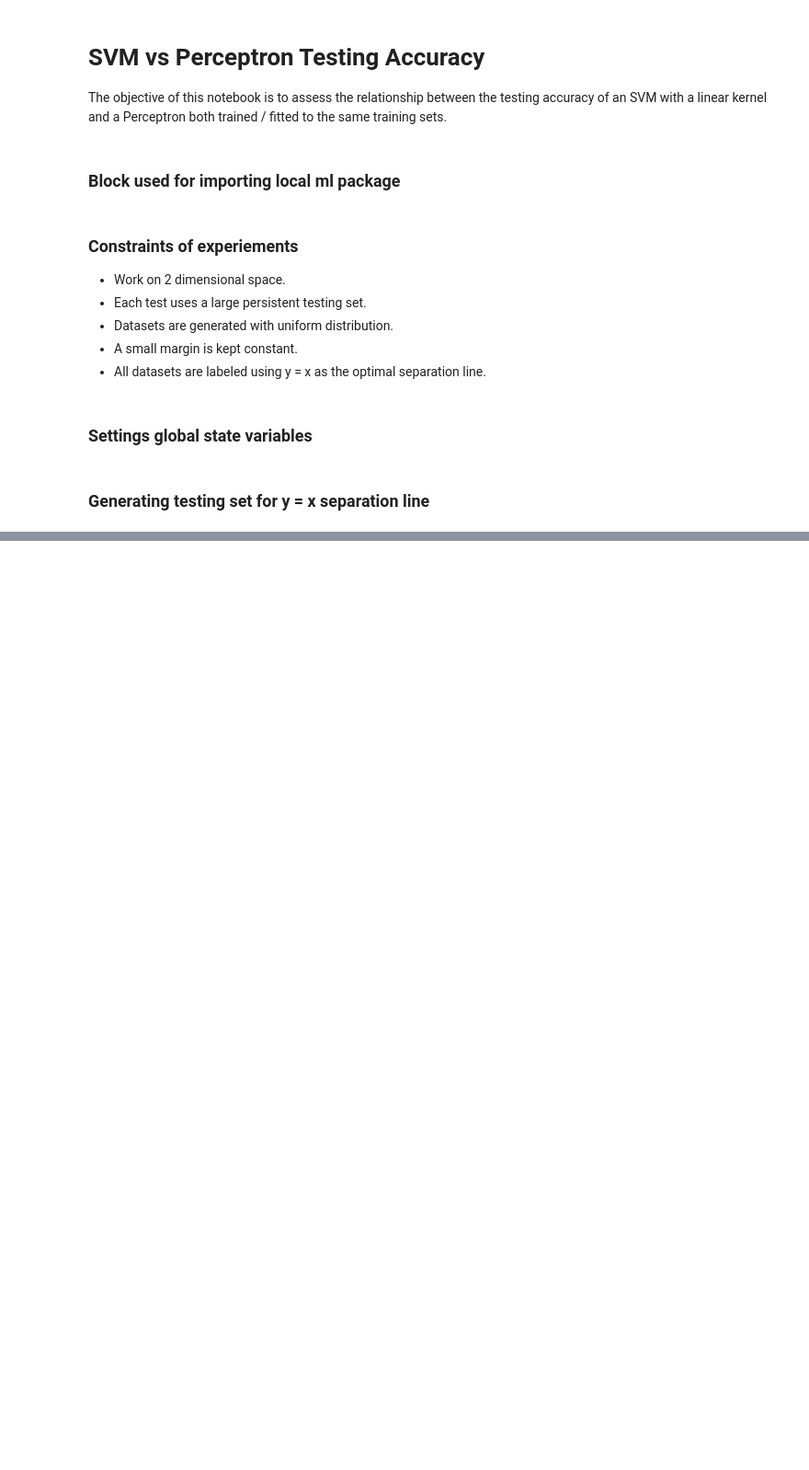
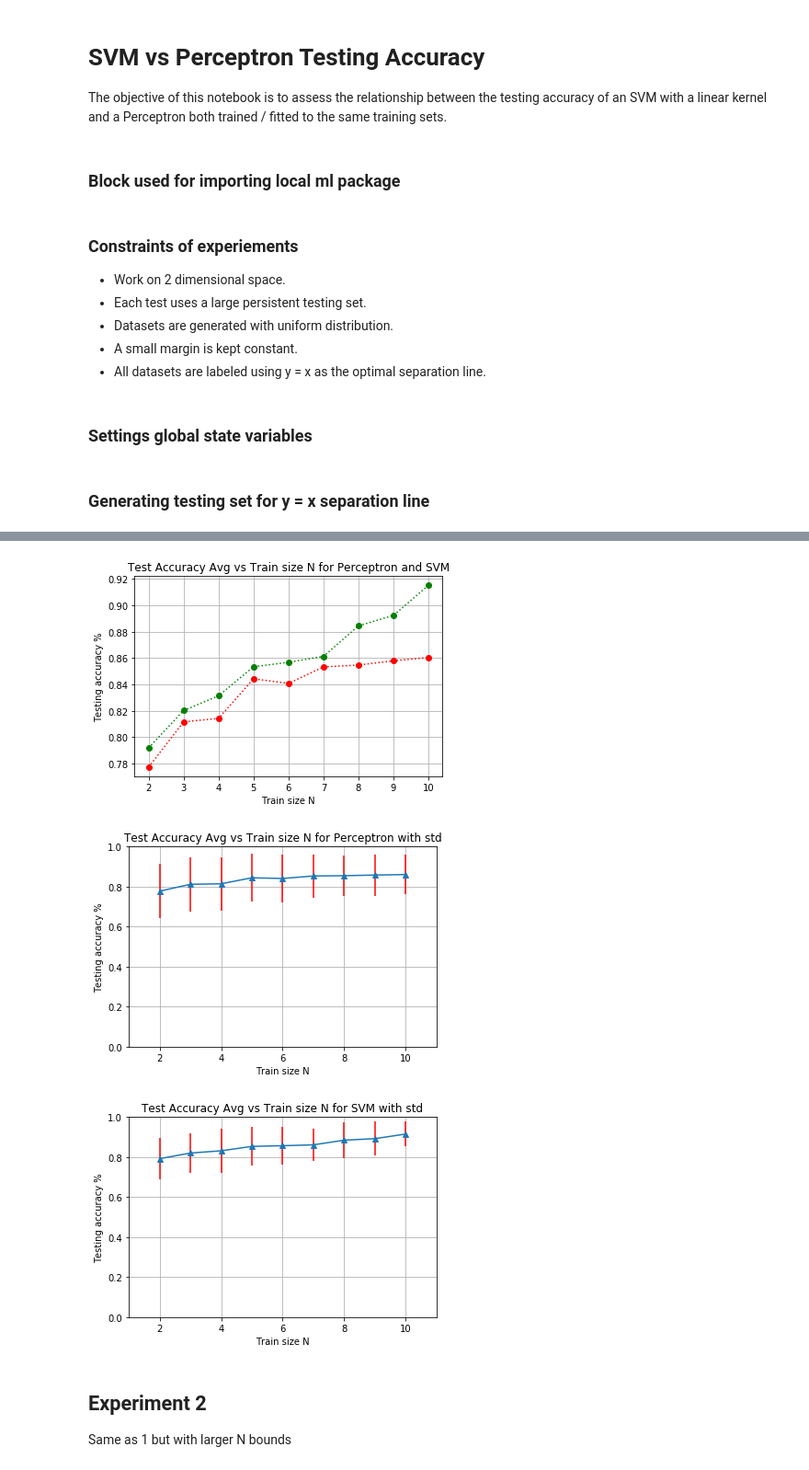
Before and after one commit to paulolemus/machine-learning, a Jupyter notebook: notebooks/svm-vs-perceptron-testing-accuracy.ipynb, the cells around one changed output, grey strips where cells are left out. Shown at 92% size. Cells and saved outputs as stored; diff of their text form; code cells hidden in the pictures; blank space fills up the shorter version.

Commit message:
Completed preliminary version of the svm-perceptron notebook

```diff
--- a/notebooks/svm-vs-perceptron-testing-accuracy.ipynb
+++ b/notebooks/svm-vs-perceptron-testing-accuracy.ipynb
@@ -21,12 +21,12 @@ if module_path not in sys.path:
 # %% [markdown]
 ### Settings global state variables
 # %%
-test_size = 5
+test_size = 5000
 x_start = -200
 y_start = -200
 x_end = 200
 y_end = 200
-margin = 5
+margin = 4
 # %% [markdown]
 ### Generating testing set for y = x separation line
 # %%
@@ -39,0 +122,73 @@ test_set, test_labels = map(
+# %%
+# Plot the per and svm data.
+
+import matplotlib.pyplot as plt
+
+plt.title('Test Accuracy Avg vs Train size N for Perceptron and SVM')
+plt.xlabel('Train size N')
+plt.ylabel('Testing accuracy %')
+plt.grid(True)
+# Perceptron data in red
+plt.plot(
+    [point[0] for point in per_data],
+    [point[1] for point in per_data],
+    'r:'
+)
+plt.plot(
+    [point[0] for point in per_data],
+    [point[1] for point in per_data],
+    'ro'
+)
+# SVM data in green
+plt.plot(
+    [point[0] for point in svm_data],
+    [point[1] for point in svm_data],
+    'g:'
+)
+plt.plot(
+    [point[0] for point in svm_data],
+    [point[1] for point in svm_data],
+    'go'
+)
+
+# Same as above but with standard deviation
+plt.figure()
+plt.title('Test Accuracy Avg vs Train size N for Perceptron with std')
+plt.xlabel('Train size N')
+plt.ylabel('Testing accuracy %')
+plt.axis([1, 11, 0, 1])
+plt.grid(True)
+# Perceptron data in red
+plt.errorbar(
+    [point[0] for point in per_data],
+    [point[1] for point in per_data],
+    [point[2] for point in per_data],
+    ecolor='r',
+    marker='^'
+)
+
+# Same as above but with standard deviation
+plt.figure()
+plt.title('Test Accuracy Avg vs Train size N for SVM with std')
+plt.xlabel('Train size N')
+plt.ylabel('Testing accuracy %')
+plt.axis([1, 11, 0, 1])
+plt.grid(True)
+# Perceptron data in red
+plt.errorbar(
+    [point[0] for point in svm_data],
+    [point[1] for point in svm_data],
+    [point[2] for point in svm_data],
+    ecolor='r',
+    marker='^'
+)
+
+
+plt.show()
+# %% [output]
+[figure, added]
+[figure, added]
+[figure, added]
+# %% [markdown]
+## Experiment 2
+Same as 1 but with larger N bounds
```
Also changed, not shown: parts of 9 cells of this notebook.
